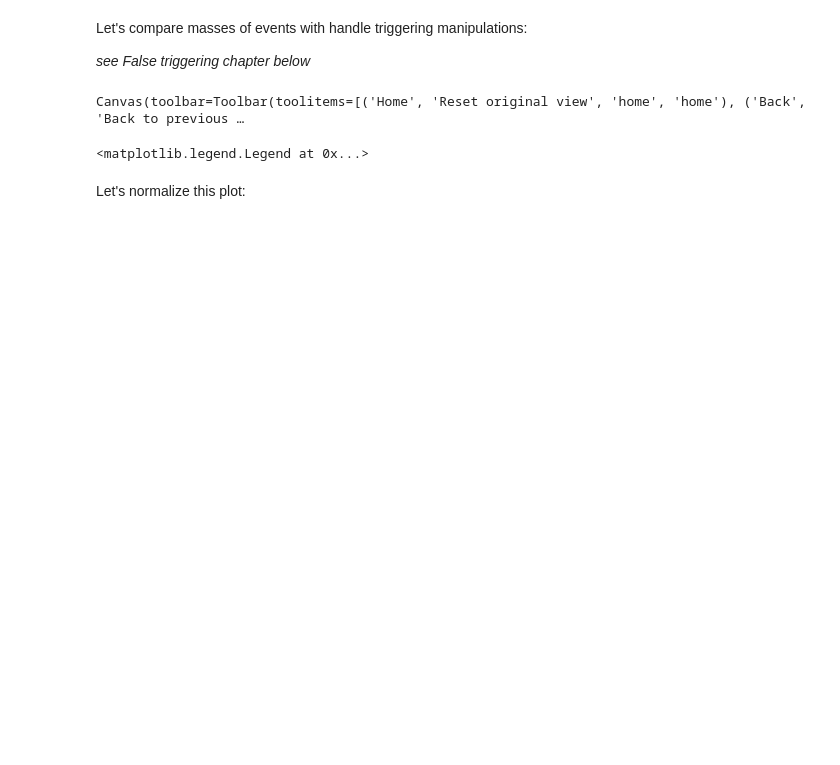
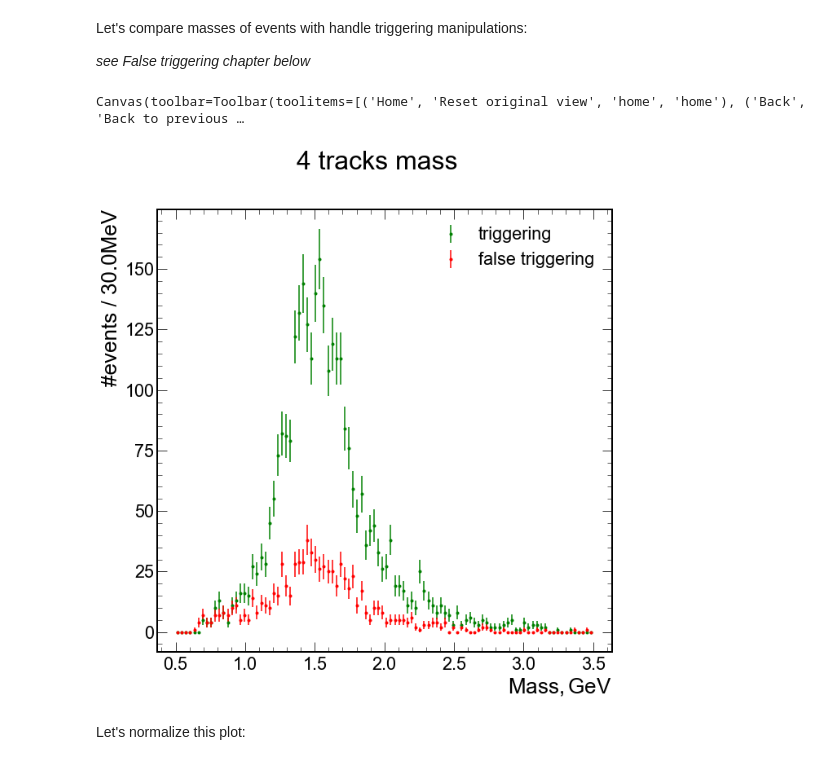
Before and after one commit to bdrum/cern-physics, a Jupyter notebook: notebooks/4TracksAnalysis.ipynb, the cells around one changed output. Drawn from its saved outputs; the diff is of its cells as text; code cells hidden in the pictures; blank space fills up the shorter version.

```diff
--- a/notebooks/4TracksAnalysis.ipynb
+++ b/notebooks/4TracksAnalysis.ipynb
@@ -368,34 +373,35 @@ fig = plt.figure() #(figsize=(15,7))
 ax = fig.add_subplot()
 
 ft_zq_Mass_nTpc_triggered = []
 ft_zq_Mass_nTpc_UNtriggered = []
 
 for i in range(5):
   ft_zq_Mass_nTpc_triggered.append(ft_zq_Mass_nTpc[i][np.intersect1d(ft_zq_Mass_nTpc[i].index.values, triggered_events.values)])
   ft_zq_Mass_nTpc_UNtriggered.append(ft_zq_Mass_nTpc[i][np.intersect1d(ft_zq_Mass_nTpc[i].index.values, untriggered_events.values)])
 
 
 fig.suptitle(f'4 tracks mass', fontsize=32)
 b = 100
 r = 0.5,3.5
 nTpc = 0
 counts,bin_edges = np.histogram(ft_zq_Mass_nTpc_triggered[0], bins=b, range=r)
 bin_centres = (bin_edges[:-1] + bin_edges[1:])/2.
 errs = np.sqrt(counts)
 ax.errorbar(bin_centres, counts, yerr=errs, fmt='.', color='green', label=r"triggering")
 
 counts,bin_edges = np.histogram(ft_zq_Mass_nTpc_UNtriggered[0], bins=b, range=r)
 bin_centres = (bin_edges[:-1] + bin_edges[1:])/2.
 errs = np.sqrt(counts)
 ax.errorbar(bin_centres, counts, yerr=errs, fmt='.', color='red', label=r"false triggering")
 
 val=(r[1]-r[0])*1000 // b
 ax.set_xlabel('$Mass, GeV$')
 ax.set_ylabel(f'#events / {val}MeV')
 ax.legend()
+fig
 # %% [output]
 Canvas(toolbar=Toolbar(toolitems=[('Home', 'Reset original view', 'home', 'home'), ('Back', 'Back to previous …
-<matplotlib.legend.Legend at 0x...>
+[figure, added]
 # %% [markdown]
 Let's normalize this plot:
 # %%
```
Also changed, not shown: parts of 7 cells of this notebook, 19 other files.
